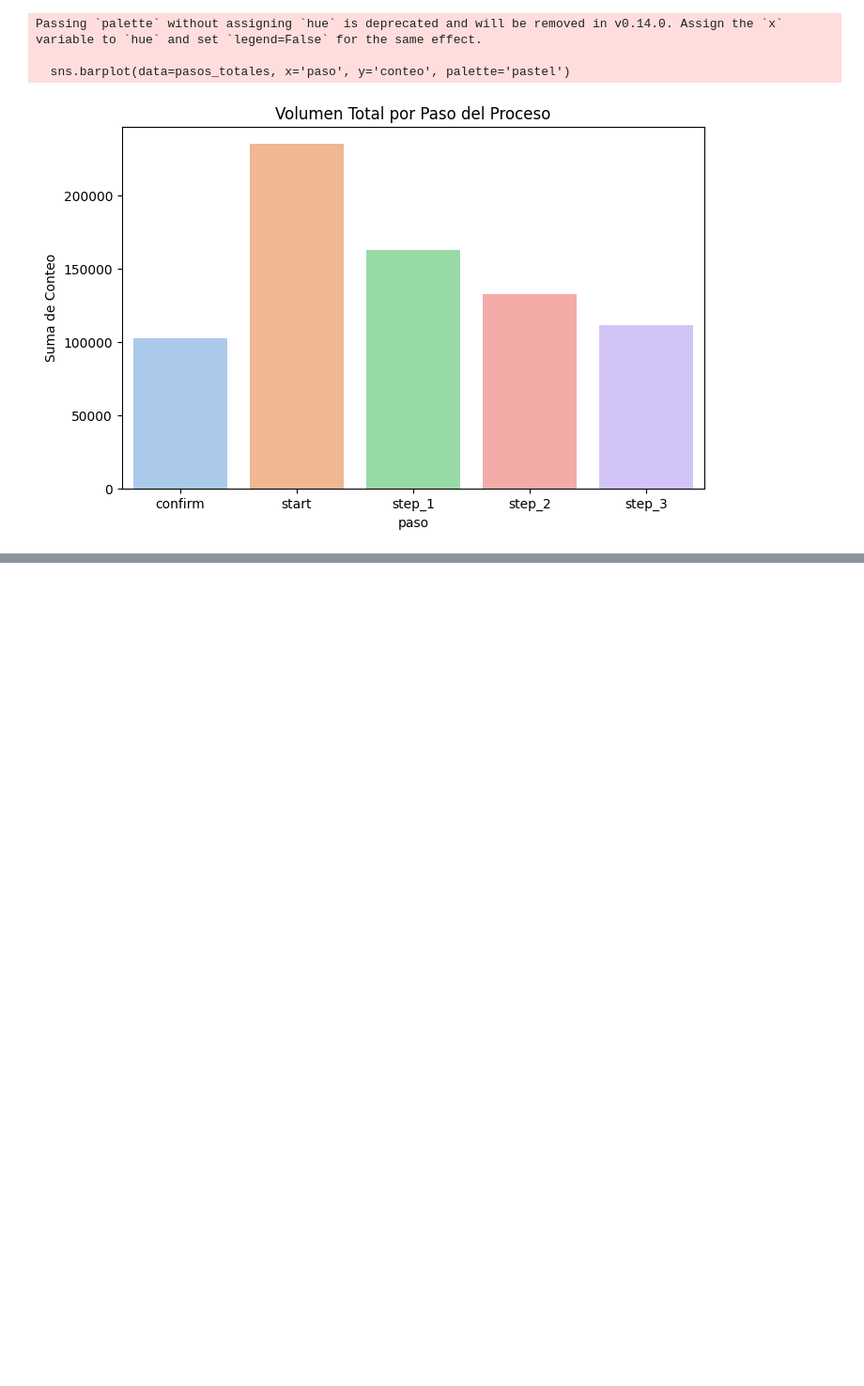
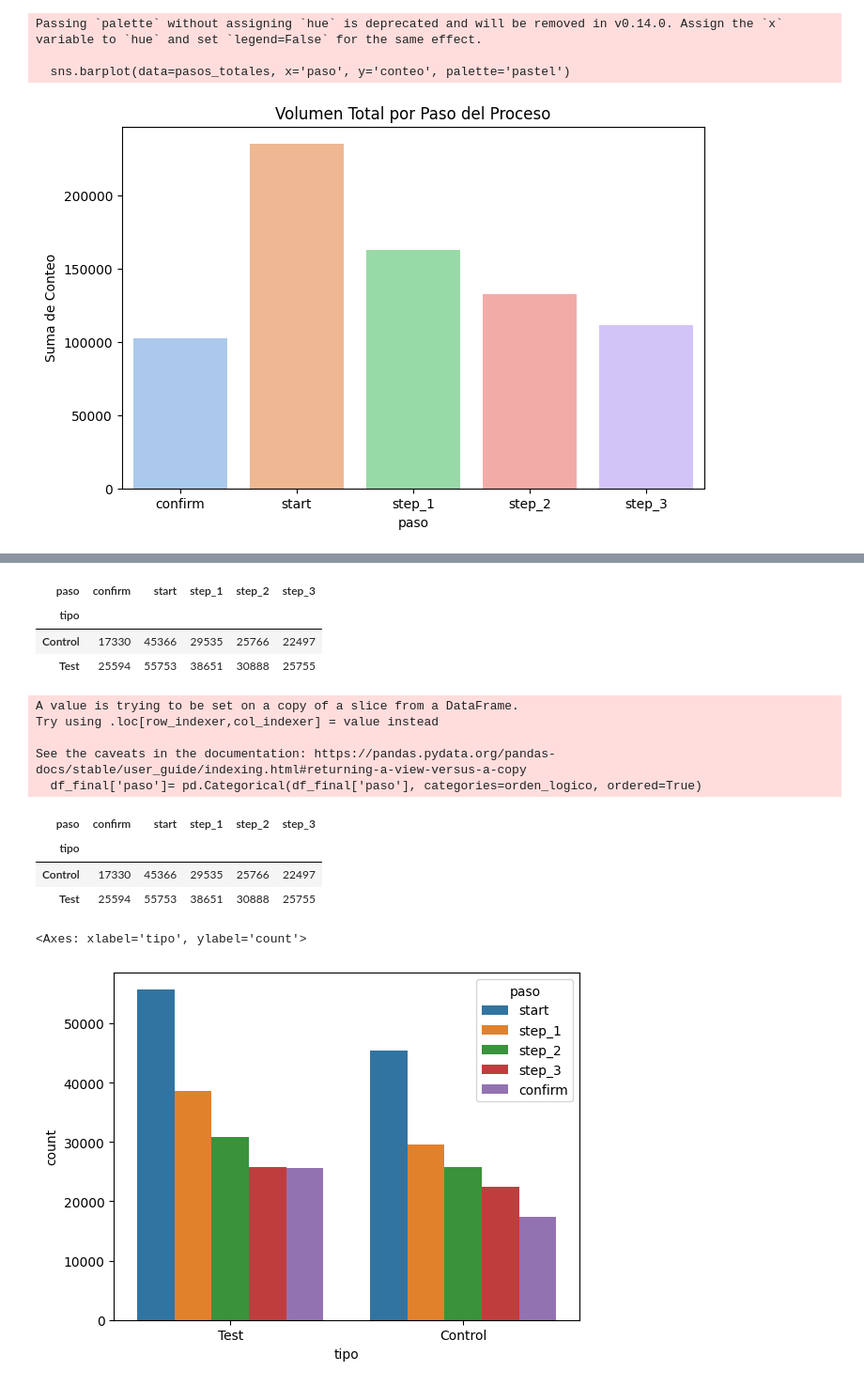
Before and after one commit to carmamenriosrodriguez/proyecto-5-, a Jupyter notebook: Proyecto.ipynb, the cells around one changed output, grey strips where cells are left out. Shown at 94% size. Cells and saved outputs as stored; diff of their text form; code cells hidden in the pictures; blank space fills up the shorter version.

```diff
--- a/Proyecto.ipynb
+++ b/Proyecto.ipynb
@@ -360,3 +362,8 @@ nulos_exp = f.ver_nulos(df_experimentos)
 | 70607 | 1266421 | NaN |
 | 70608 | 9895983 | NaN |
 20109 rows × 2 columns
+# %%
+## Unificamos
+df_experimentos = df_experimentos.rename(columns={
+    'Variation': 'tipo'
+})
@@ -678,0 +705,2 @@ Categories (4, object): ['Noche(0-6)' < 'Mañana(6-12)' < 'Tarde(12-18)' < 'Noch
+# %%
+df_temporal = pd.merge(df_clientes, df_huellas, on='client_id', how='inner')
@@ -678,0 +750,2 @@ Categories (4, object): ['Noche(0-6)' < 'Mañana(6-12)' < 'Tarde(12-18)' < 'Noch
+# %%
+df_final = df_temporal.dropna()
@@ -678,0 +790,32 @@ Categories (4, object): ['Noche(0-6)' < 'Mañana(6-12)' < 'Tarde(12-18)' < 'Noch
+# %%
+## Hacemos la tabla de contingencia para analizar las variables categóricas que son tipo y paso
+clientes_proceso = pd.crosstab(df_final['tipo'], df_final['paso'])
+clientes_proceso
+# %% [output]
+| paso | confirm | start | step_1 | step_2 | step_3 |
+| tipo |  |  |  |  |  |
+| Control | 17330 | 45366 | 29535 | 25766 | 22497 |
+| Test | 25594 | 55753 | 38651 | 30888 | 25755 |
+# %%
+## Ordenamos para que sea más claro
+orden_logico = ['start', 'step_1', 'step_2', 'step_3', 'confirm']
+df_final['paso']= pd.Categorical(df_final['paso'], categories=orden_logico, ordered=True)
+# %% [output]
+A value is trying to be set on a copy of a slice from a DataFrame.
+Try using .loc[row_indexer,col_indexer] = value instead
+
+See the caveats in the documentation: https://pandas.pydata.org/pandas-docs/stable/user_guide/indexing.html#returning-a-view-versus-a-copy
+  df_final['paso']= pd.Categorical(df_final['paso'], categories=orden_logico, ordered=True)
+# %%
+clientes_proceso
+# %% [output]
+| paso | confirm | start | step_1 | step_2 | step_3 |
+| tipo |  |  |  |  |  |
+| Control | 17330 | 45366 | 29535 | 25766 | 22497 |
+| Test | 25594 | 55753 | 38651 | 30888 | 25755 |
+# %%
+## Hacemos una visualización de gráfica de barras agrupadas para tener una visión más clara del conteo
+sns.countplot(data=df_final, x='tipo', hue='paso')
+# %% [output]
+<Axes: xlabel='tipo', ylabel='count'>
+[figure, added]
```
Also changed, not shown: parts of 53 cells of this notebook.
